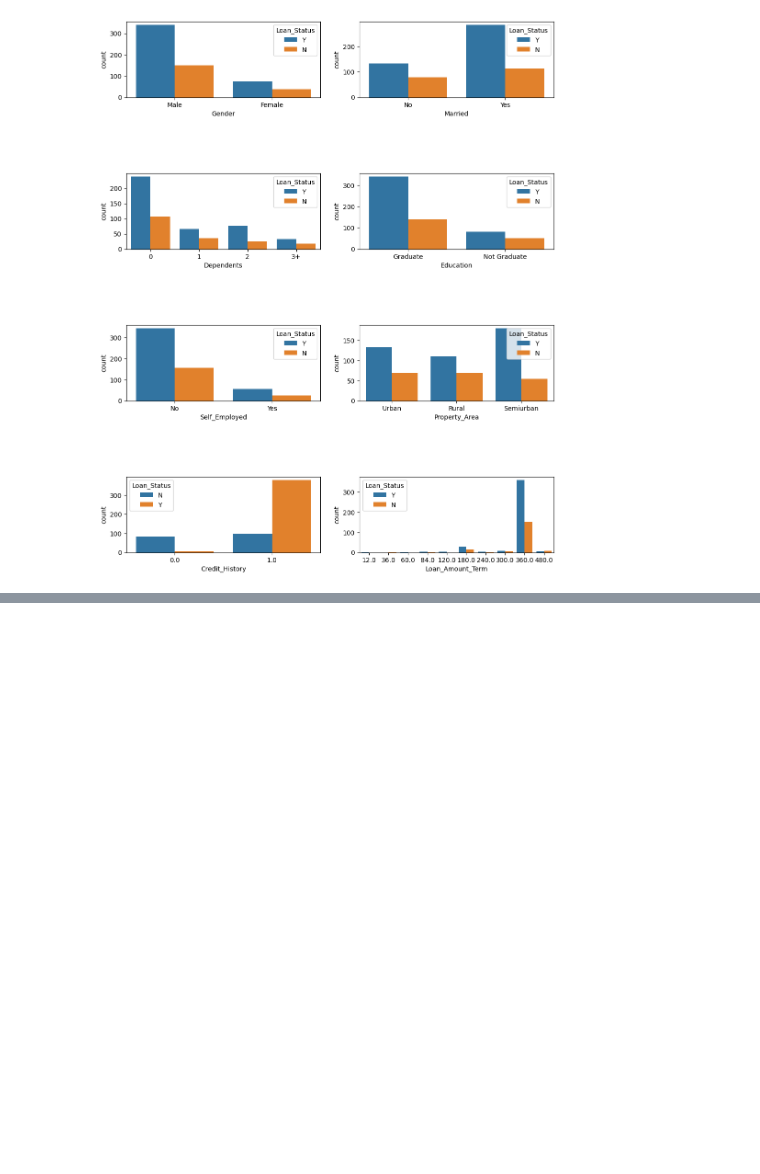
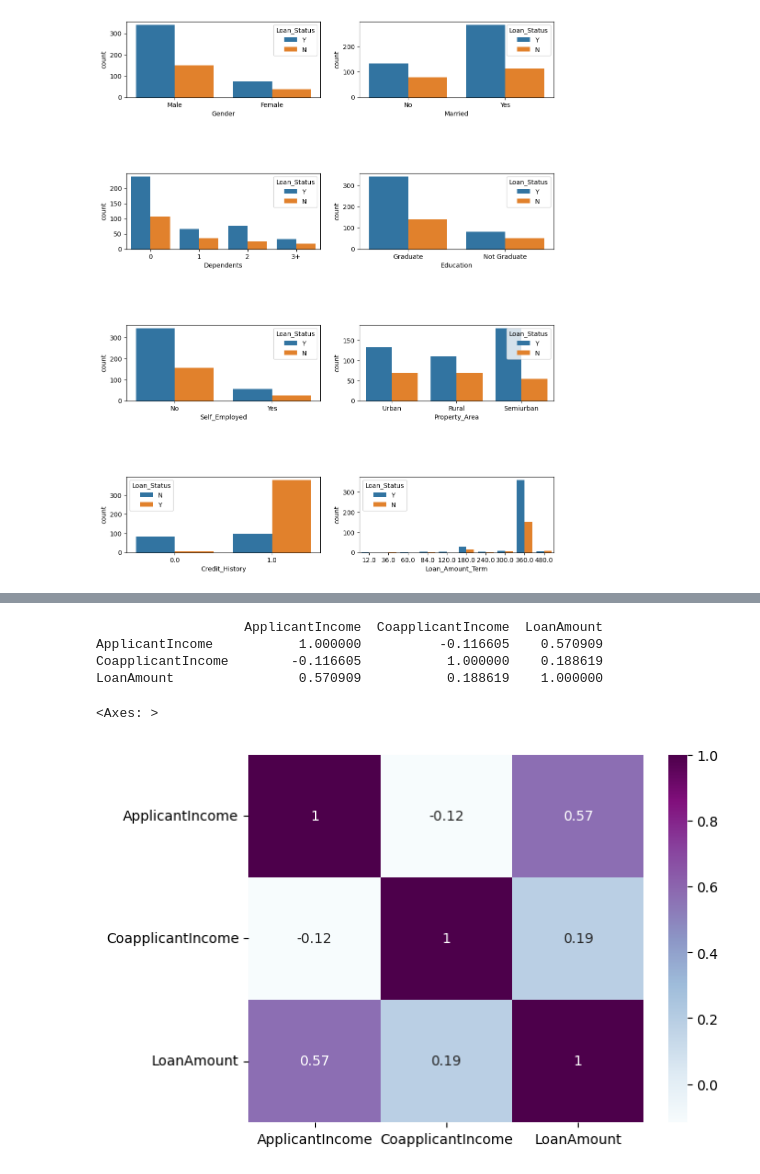
Before and after one commit to Rlenmeyer/LoanPrediction, a Jupyter notebook: LoanPrediction.ipynb, the cells around one changed output, grey strips where cells are left out. Cells and saved outputs as stored; diff of their text form; code cells hidden in the pictures; blank space fills up the shorter version.

```diff
--- a/LoanPrediction.ipynb
+++ b/LoanPrediction.ipynb
@@ -97,0 +143,12 @@ plt.subplots_adjust(hspace=1)
+# %%
+# Correlation between numerical variables
+print(train[numerical].corr())
+# plot correlation
+sns.heatmap(train[numerical].corr(),annot=True,cmap='BuPu')
+# %% [output]
+                   ApplicantIncome  CoapplicantIncome  LoanAmount
+ApplicantIncome           1.000000          -0.116605    0.570909
+CoapplicantIncome        -0.116605           1.000000    0.188619
+LoanAmount                0.570909           0.188619    1.000000
+<Axes: >
+[figure, added]
```
Also changed, not shown: parts of 13 cells of this notebook.
